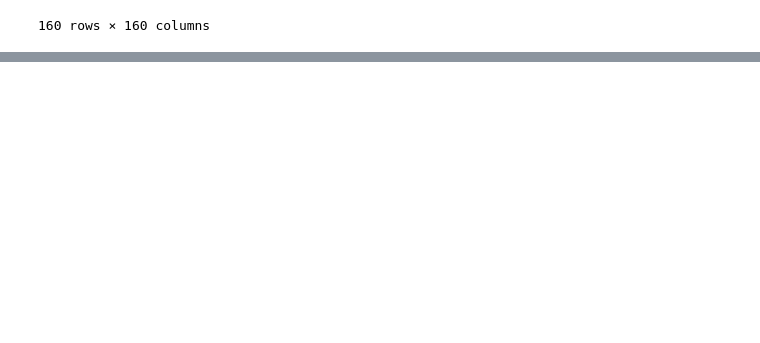
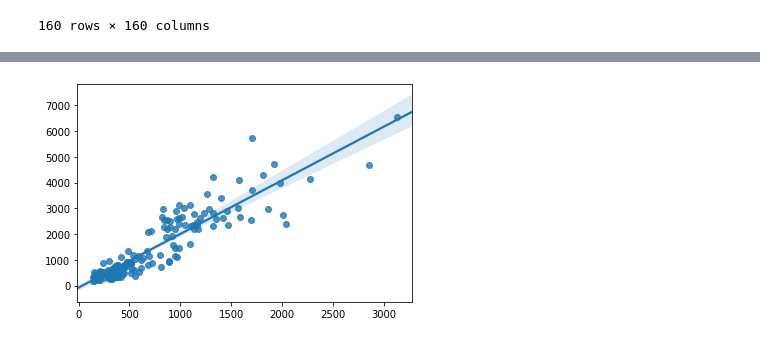
Before and after one commit to tamizh3110/cost_of_living, a Jupyter notebook: Cost_of_living.ipynb, the cells around one changed output, grey strips where cells are left out. Cells and saved outputs as stored; diff of their text form; code cells hidden in the pictures; blank space fills up the shorter version.

```diff
--- a/Cost_of_living.ipynb
+++ b/Cost_of_living.ipynb
@@ -311,0 +102,4 @@ model=sns.regplot(data['Apartment (1 bedroom) in City Centre'].values,data['Aver
+# %%
+new_header=country_data.iloc[0]
+country_data=country_data[1:]
+country_data.columns=new_header
@@ -311,0 +120,2 @@ model=sns.regplot(data['Apartment (1 bedroom) in City Centre'].values,data['Aver
+# %%
+country_data=country_data[['Apartment (1 bedroom) in City Centre','Average Monthly Net Salary (After Tax)']]
@@ -311,0 +148,4 @@ model=sns.regplot(data['Apartment (1 bedroom) in City Centre'].values,data['Aver
+# %%
+country_data['Apartment (1 bedroom) in City Centre']=country_data['Apartment (1 bedroom) in City Centre'].astype('float64')
+country_data['Average Monthly Net Salary (After Tax)']=country_data['Average Monthly Net Salary (After Tax)'].astype('float64')
+country_data.describe()
@@ -311,0 +234,2 @@ model=sns.regplot(data['Apartment (1 bedroom) in City Centre'].values,data['Aver
+# %%
+country_data['Net Salary after rent expenses']=np.array(country_data['Average Monthly Net Salary (After Tax)'].values)-np.array(country_data['Apartment (1 bedroom) in City Centre'].values)
@@ -311,0 +304,4 @@ model=sns.regplot(data['Apartment (1 bedroom) in City Centre'].values,data['Aver
+# %%
+model=sns.regplot(country_data['Apartment (1 bedroom) in City Centre'].values,country_data['Average Monthly Net Salary (After Tax)'].values)
+# %% [output]
+[figure, added]
```
Also changed, not shown: parts of 58 cells of this notebook.
